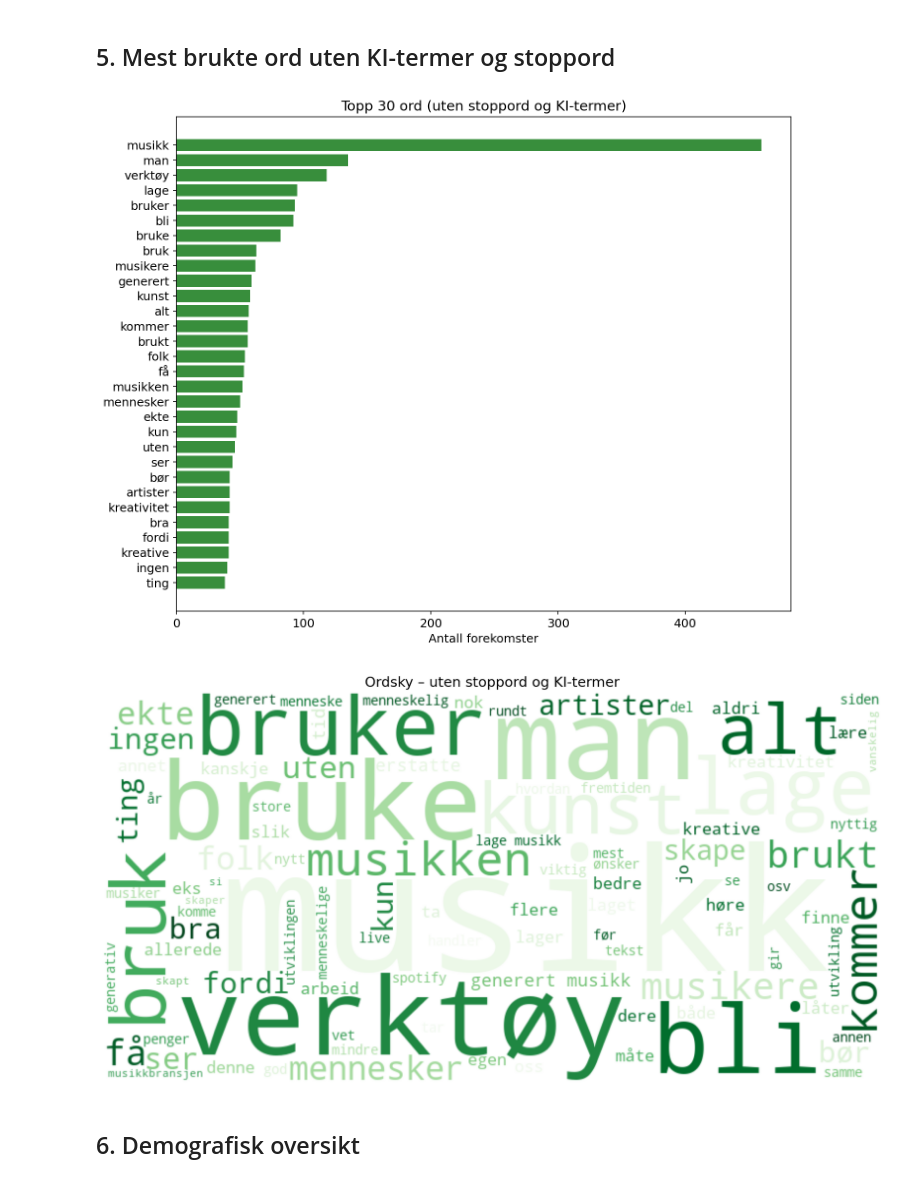
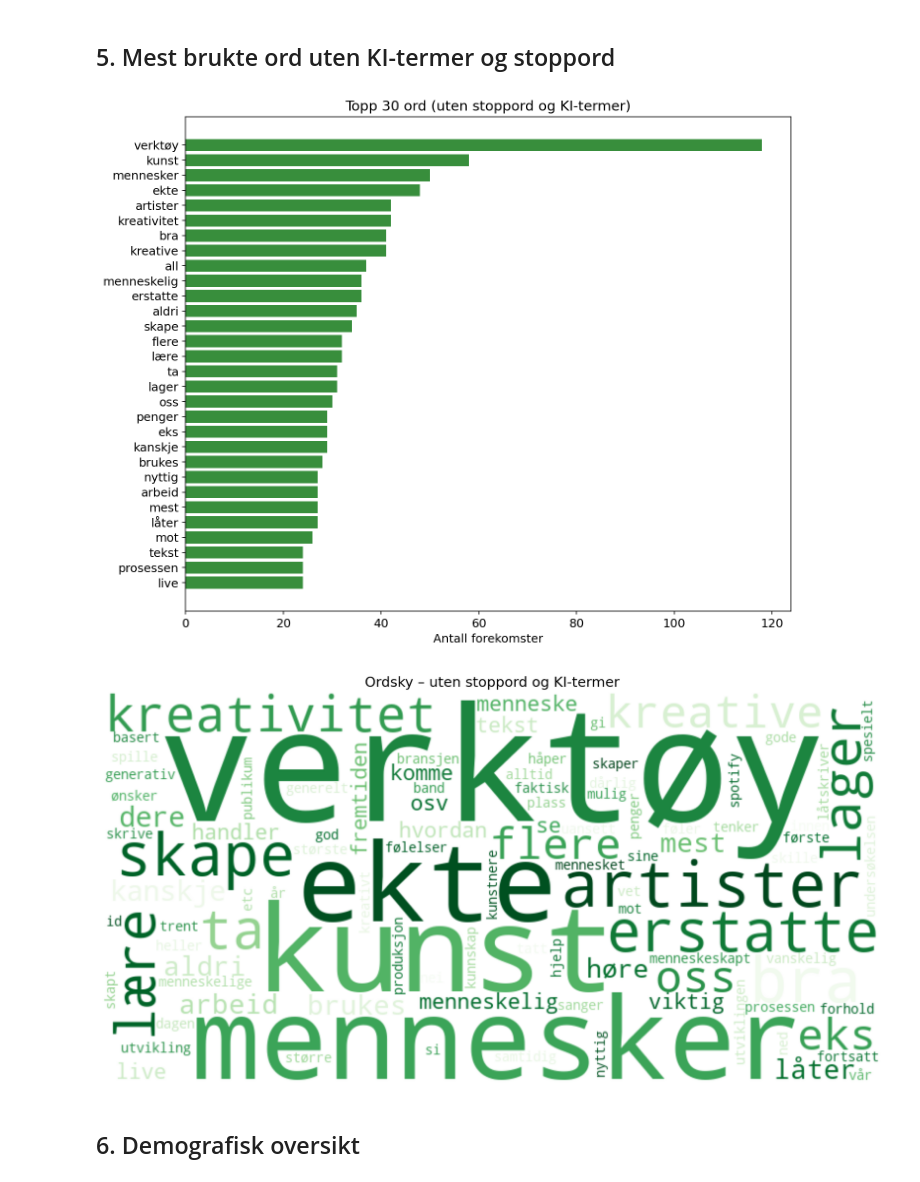
Before and after one commit to LarsMonstad/smcpaper, a Jupyter notebook: analyse.ipynb, the cells around one changed output. Cells and saved outputs as stored; diff of their text form; code cells hidden in the pictures.

Commit message:
utvidet stoppordliste for mer meningsfulle ordfrekvenser

```diff
--- a/analyse.ipynb
+++ b/analyse.ipynb
@@ -179,54 +179,73 @@ else:
 # %%
 # Norsk stoppordliste + KI-termer
 STOPPORD = {
+    # Standard norske stoppord
     'og', 'i', 'er', 'det', 'som', 'en', 'et', 'til', 'for', 'på', 'av',
     'med', 'at', 'har', 'de', 'den', 'ikke', 'om', 'kan', 'vil', 'fra',
     'så', 'men', 'jeg', 'seg', 'vi', 'var', 'dette', 'alle', 'sin', 'skal',
     'over', 'eller', 'ble', 'blir', 'noe', 'også', 'andre', 'mange', 'der',
-    'min', 'mitt', 'mine', 'han', 'hun', 'dem', 'enn', 'hva', 'når', 'som',
+    'min', 'mitt', 'mine', 'han', 'hun', 'dem', 'enn', 'hva', 'når',
     'da', 'være', 'ha', 'meg', 'her', 'mer', 'ut', 'opp', 'inn', 'ved',
-    'hvor', 'bare', 'noen', 'om', 'hvis', 'selv', 'hele', 'etter', 'mye',
+    'hvor', 'bare', 'noen', 'hvis', 'selv', 'hele', 'etter', 'mye',
     'du', 'deg', 'din', 'ditt', 'dine', 'nå', 'blitt', 'må', 'ville',
     'kunne', 'skulle', 'burde', 'hadde', 'vært', 'gjøre', 'gjør', 'gjorde',
     'veldig', 'helt', 'litt', 'mener', 'synes', 'tror',
+    # Ekstra vanlige norske ord som ikke er innholdsrike
+    'bli', 'bruker', 'brukt', 'bruke', 'bruk', 'man', 'folk', 'få',
+    'kun', 'uten', 'ser', 'bør', 'fordi', 'ingen', 'ting', 'alt',
+    'kommer', 'kommet', 'godt', 'gjerne', 'slik', 'både',
+    'samt', 'rundt', 'gjennom', 'likevel', 'derfor', 'allerede',
+    'siden', 'mens', 'før', 'under', 'mellom', 'nok', 'jo', 'vel',
+    'svært', 'ganske', 'langt', 'stadig', 'videre', 'først', 'sammen',
+    'igjen', 'enig', 'tar', 'går', 'gir', 'får', 'gjort',
+    'sett', 'finnes', 'finne', 'nye', 'nytt', 'stor', 'stort', 'store',
+    'lang', 'gamle', 'gammelt', 'lite', 'liten', 'mindre',
+    'bedre', 'best', 'siste', 'annet', 'annen', 'samme', 'egen',
+    'eget', 'egne', 'hver', 'hvert', 'hvilke', 'hvilken', 'hvilket',
+    'disse', 'denne', 'sånn', 'slikt',
+    'dag', 'tid', 'gang', 'del', 'måte', 'måter',
+    'typ', 'type', 'typer', 'form', 'grad',
 }
 
 KI_TERMER = {
     'ki', 'ai', 'kunstig', 'intelligens', 'suno', 'chatgpt', 'chat',
     'gpt', 'udio', 'midjourney', 'copilot', 'openai', 'maskinlæring',
+    # Kontekstord fra undersøkelsen
+    'musikk', 'musikken', 'musikere', 'musiker', 'musikkbransjen',
+    'lage', 'laget', 'lages', 'generert', 'generere',
 }
 
 fjern = STOPPORD | KI_TERMER
 
 filtrerte_ord = [o for o in alle_ord if o not in fjern]
 filtrer_telling = Counter(filtrerte_ord)
 topp30_f = filtrer_telling.most_common(30)
 
 fig, ax = plt.subplots(figsize=(10, 8))
 ord_f = [o for o, _ in topp30_f][::-1]
 ant_f = [n for _, n in topp30_f][::-1]
 ax.barh(ord_f, ant_f, color='#388E3C')
 ax.set_xlabel('Antall forekomster')
 ax.set_title('Topp 30 ord (uten stoppord og KI-termer)')
 plt.tight_layout()
 plt.show()
 
 # Filtrert ordsky
 if HAS_WORDCLOUD:
     tekst_filtrert = ' '.join(filtrerte_ord)
     wc = WordCloud(width=800, height=400, background_color='white',
                    max_words=100, colormap='Greens').generate(tekst_filtrert)
     fig, ax = plt.subplots(figsize=(12, 6))
     ax.imshow(wc, interpolation='bilinear')
     ax.axis('off')
     ax.set_title('Ordsky – uten stoppord og KI-termer')
     plt.tight_layout()
     plt.show()
 else:
     print('wordcloud ikke installert – hopper over ordsky.')
 # %% [output]
-[figure, old version]
+[figure, new version]
-[figure, old version]
+[figure, new version]
 # %% [markdown]
 ## 6. Demografisk oversikt
 # %%
```
Also changed, not shown: parts of 2 cells of this notebook.
